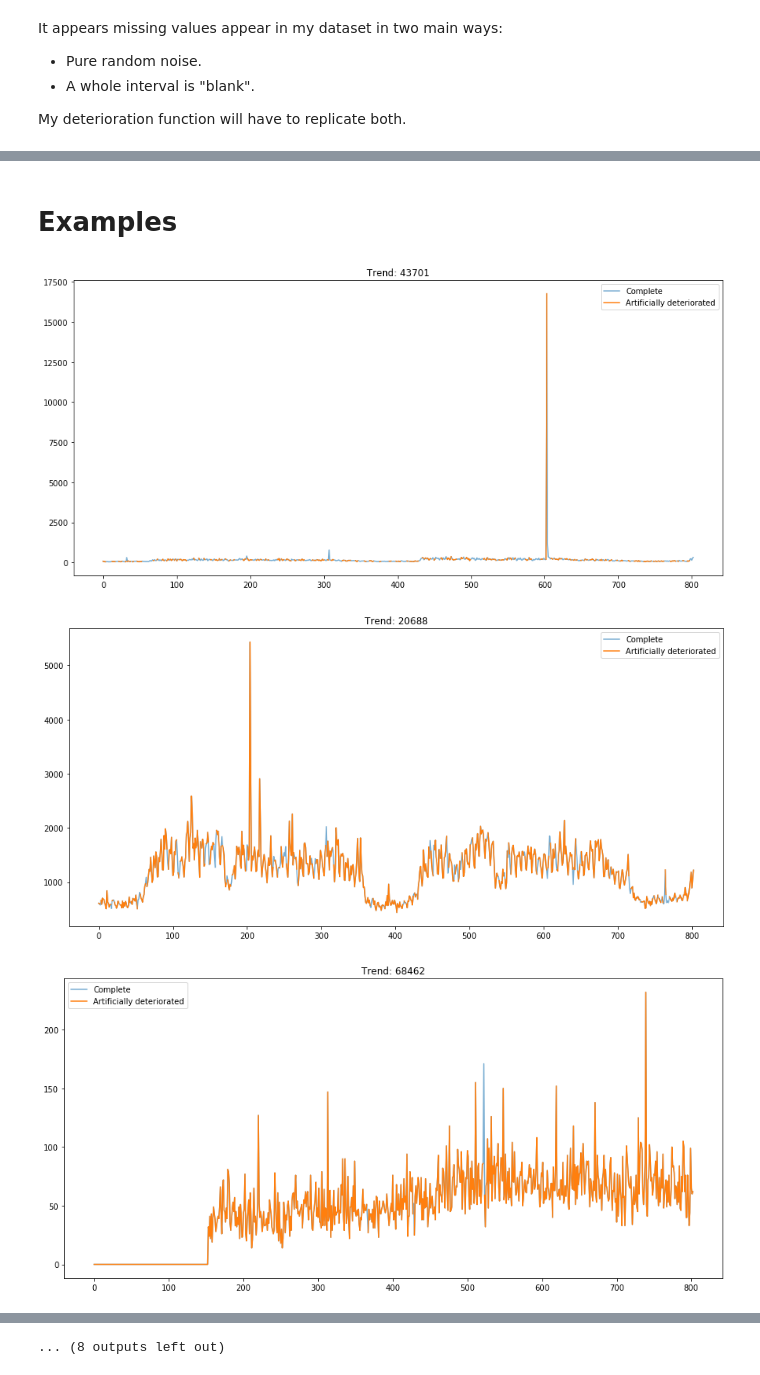
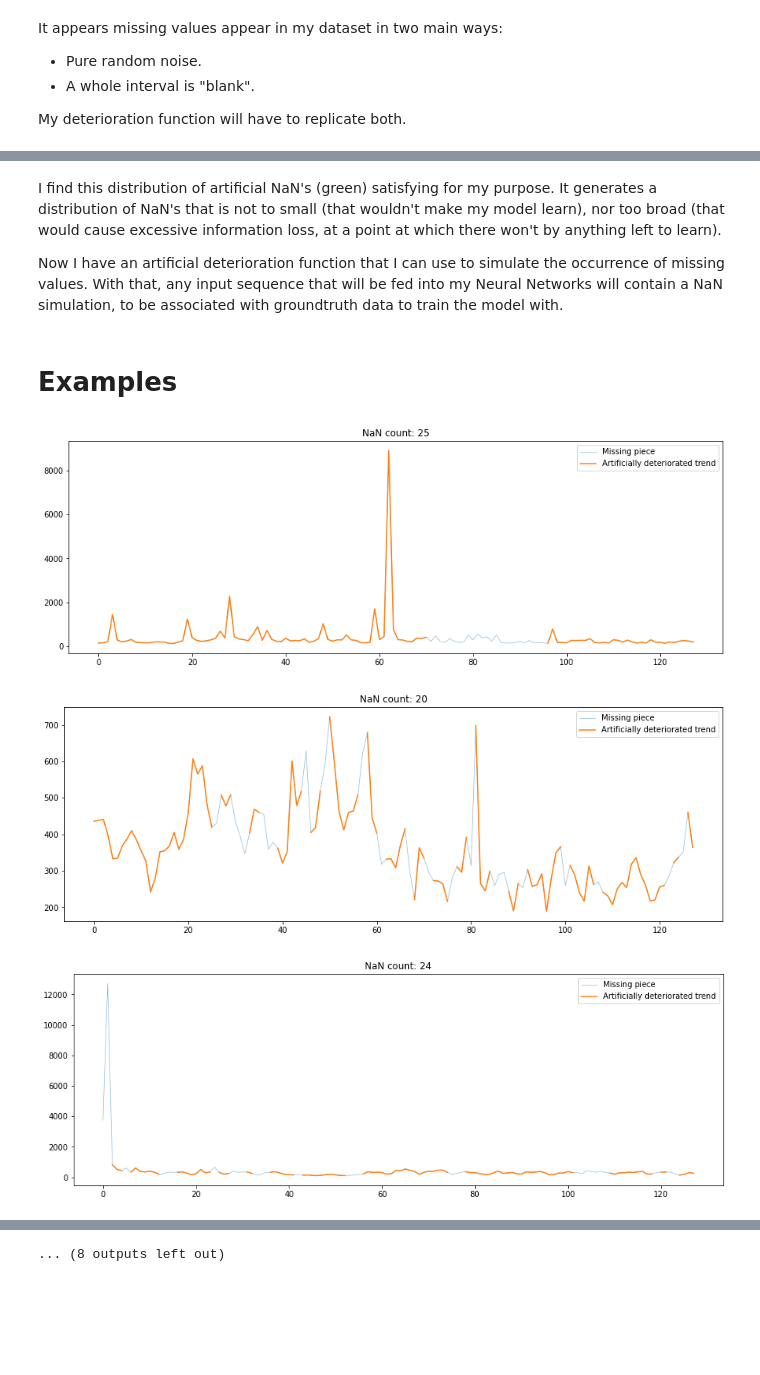
Before and after one commit to IvanBongiorni/GAN-RNN_Timeseries-imputation, a Jupyter notebook: nan_exploration.ipynb, the cells around one changed output, grey strips where cells are left out. Saved outputs shown, nothing was run; the diff lists cells and outputs as text; code cells hidden in the pictures; blank space fills up the shorter version.

```diff
--- a/nan_exploration.ipynb
+++ b/nan_exploration.ipynb
@@ -14,8 +18,8 @@ import seaborn
 # %%
-path_to_data = 'C:/Users/ivan.bongiorni/Documents/timeseries/forecast/data/'
-
-df = pd.read_csv(path_to_data + 'train_2.csv')
-
+# Load data and config params
+df = pd.read_csv( os.getcwd() + '/data_raw/train_2.csv')
 df.drop('Page', axis = 1, inplace = True)
 df = df.values
+
+params = yaml.load( open(os.getcwd() + '/config.yaml'), yaml.Loader )
 # %%
@@ -143,13 +178,0 @@ def deteriorate(x, params):
-# %%
-params = {
-    'prob_noise': 0.75,
-    'exp_scale': 165.496,  # np.std(nan_count)
-    'interval_ratio': [0.01, 0.4],
-    'prob_interval': 0.5
-}
-# %%
-# Make a copy of X and check artificial deterioration
-Z = np.copy(F)
-
-for i in range(Z.shape[0]):
-    Z[ i , : ] = deteriorate(Z[ i , : ], params)
@@ -184,16 +191,26 @@ plt.show()
+# %% [markdown]
+I find this distribution of artificial NaN's (green) satisfying for my purpose. It generates a distribution of NaN's that is not to small (that wouldn't make my model learn), nor too broad (that would cause excessive information loss, at a point at which there won't by anything left to learn).
+
+Now I have an artificial deterioration function that I can use to simulate the occurrence of missing values. With that, any input sequence that will be fed into my Neural Networks will contain a NaN simulation, to be associated with groundtruth data to train the model with.
 # %% [markdown]
 # Examples
+# %%
+sample = np.random.choice(F.shape[0], size = 20, replace = False)
+
+sub_F = F[ sample , : ]
+sub_F = [ tools.RNN_univariate_processing(sub_F[i,:], 128) for i in range(sub_F.shape[0]) ]
+sub_F = np.concatenate(sub_F)
+det_sub_F = np.copy(sub_F)
+det_sub_F = apply(det_sub_F, params)
 # %%
-for _ in range(20):
-    idx = np.random.randint(0, len(F))
-
-    plt.figure(figsize=(15,7))
-    plt.plot( F[ idx , : ], label = 'Complete')
-    plt.plot( Z[ idx , : ], label = 'Artificially deteriorated' )
-    plt.title('Trend: {}'.format(idx))
+for i in np.random.choice(sub_F.shape[0], size = 20, replace = False):
+    plt.figure(figsize=(15,5))
+    plt.plot( sub_F[ i , : ], label = 'Missing piece', alpha = 0.5, linewidth = 0.7)
+    plt.plot( det_sub_F[ i , : ], label = 'Artificially deteriorated trend', linewidth = 1.5)
+    plt.title('NaN count: {}'.format(np.sum(np.isnan(det_sub_F[i,:]))))
     plt.legend()
     plt.show()
 # %% [output]
-[figure, old version]
+[figure, new version]
-[figure, old version]
+[figure, new version]
-[figure, old version]
+[figure, new version]
```
Also changed, not shown: parts of 32 cells of this notebook.
